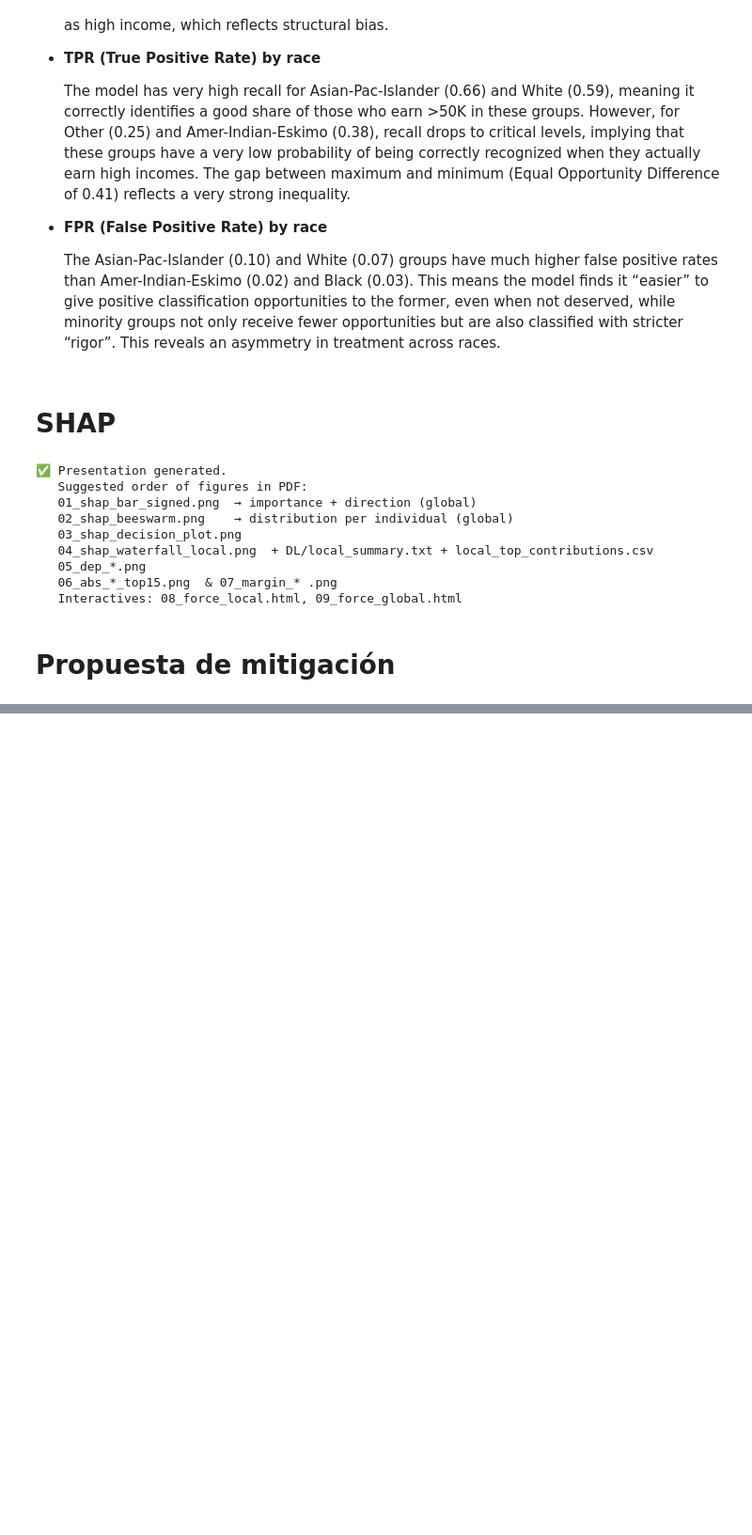
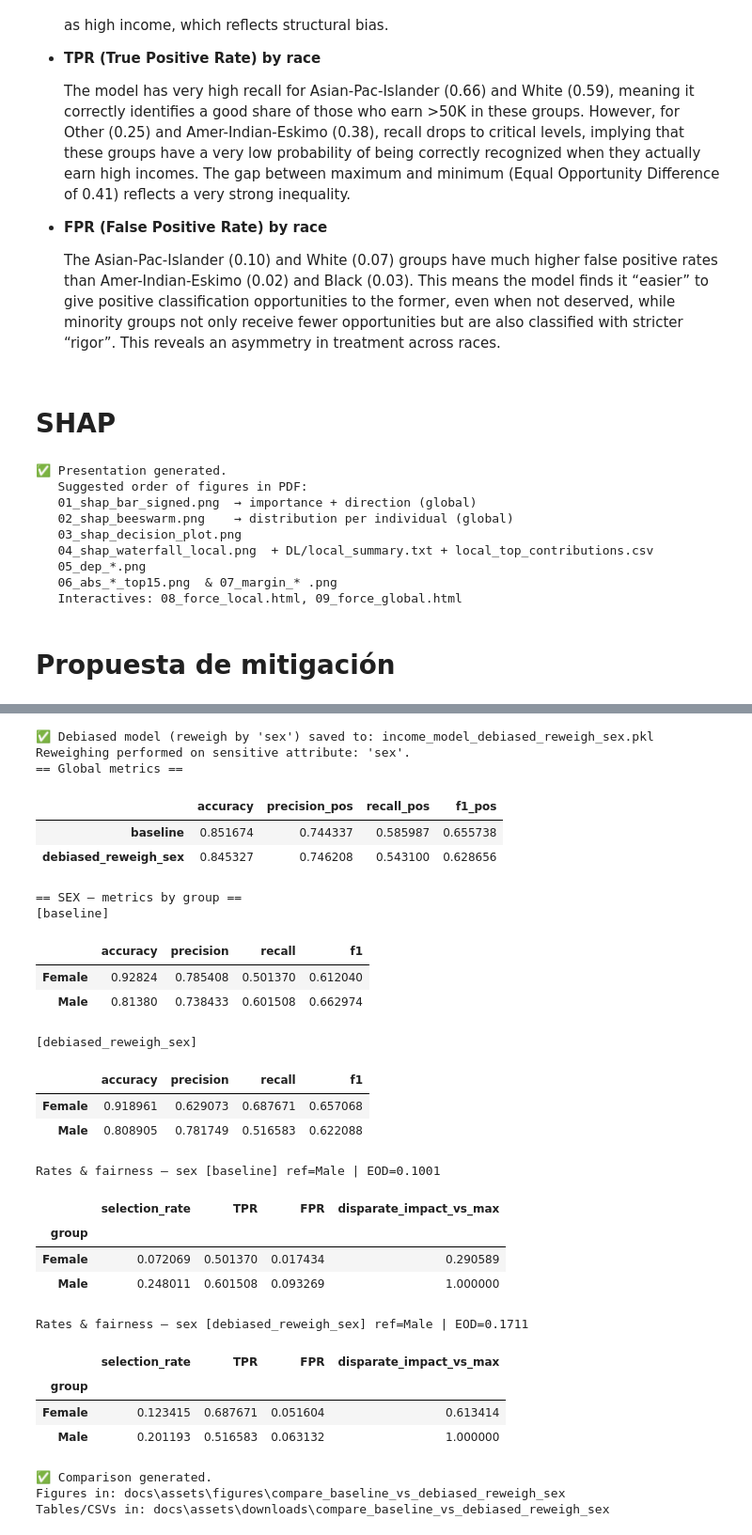
Before and after one commit to LINDAINES213/Bias-Mitigation-ML, a Jupyter notebook: bias-mitigation.ipynb, the cells around one changed output, grey strips where cells are left out. Shown at 94% size. Drawn from its saved outputs; the diff is of its cells as text; code cells hidden in the pictures; blank space fills up the shorter version.

```diff
--- a/bias-mitigation.ipynb
+++ b/bias-mitigation.ipynb
@@ -920,0 +1259,51 @@ print("   Interactives: 08_force_local.html, 09_force_global.html")
+# %%
+# ======================
+# 1) Baseline vs Reweighing por SEX
+# ======================
+model_debiased_sex = train_reweighed_logreg(
+    base_pipeline=model,
+    X_train=X_train,
+    y_train=y_train,
+    sensitive_attr="sex",
+    save_path="income_model_debiased_reweigh_sex.pkl"
+)
+
+results_sex = compare_models(
+    baseline_model=model,
+    debiased_model=model_debiased_sex,
+    X_test=X_test,
+    y_test=y_test,
+    sensitive_attributes=("sex",),
+    pos_label=POS_LABEL,
+    tag_a="baseline",
+    tag_b="debiased_reweigh_sex"
+)
+# %% [output]
+✅ Debiased model (reweigh by 'sex') saved to: income_model_debiased_reweigh_sex.pkl
+Reweighing performed on sensitive attribute: 'sex'.
+== Global metrics ==
+|  | accuracy | precision_pos | recall_pos | f1_pos |
+| baseline | 0.851674 | 0.744337 | 0.585987 | 0.655738 |
+| debiased_reweigh_sex | 0.845327 | 0.746208 | 0.543100 | 0.628656 |
+== SEX – metrics by group ==
+[baseline]
+|  | accuracy | precision | recall | f1 |
+| Female | 0.92824 | 0.785408 | 0.501370 | 0.612040 |
+| Male | 0.81380 | 0.738433 | 0.601508 | 0.662974 |
+[debiased_reweigh_sex]
+|  | accuracy | precision | recall | f1 |
+| Female | 0.918961 | 0.629073 | 0.687671 | 0.657068 |
+| Male | 0.808905 | 0.781749 | 0.516583 | 0.622088 |
+Rates & fairness – sex [baseline] ref=Male | EOD=0.1001
+|  | selection_rate | TPR | FPR | disparate_impact_vs_max |
+| group |  |  |  |  |
+| Female | 0.072069 | 0.501370 | 0.017434 | 0.290589 |
+| Male | 0.248011 | 0.601508 | 0.093269 | 1.000000 |
+Rates & fairness – sex [debiased_reweigh_sex] ref=Male | EOD=0.1711
+|  | selection_rate | TPR | FPR | disparate_impact_vs_max |
+| group |  |  |  |  |
+| Female | 0.123415 | 0.687671 | 0.051604 | 0.613414 |
+| Male | 0.201193 | 0.516583 | 0.063132 | 1.000000 |
+✅ Comparison generated.
+Figures in: docs\assets\figures\compare_baseline_vs_debiased_reweigh_sex
+Tables/CSVs in: docs\assets\downloads\compare_baseline_vs_debiased_reweigh_sex
```
Also changed, not shown: parts of 5 cells of this notebook, 38 other files.
